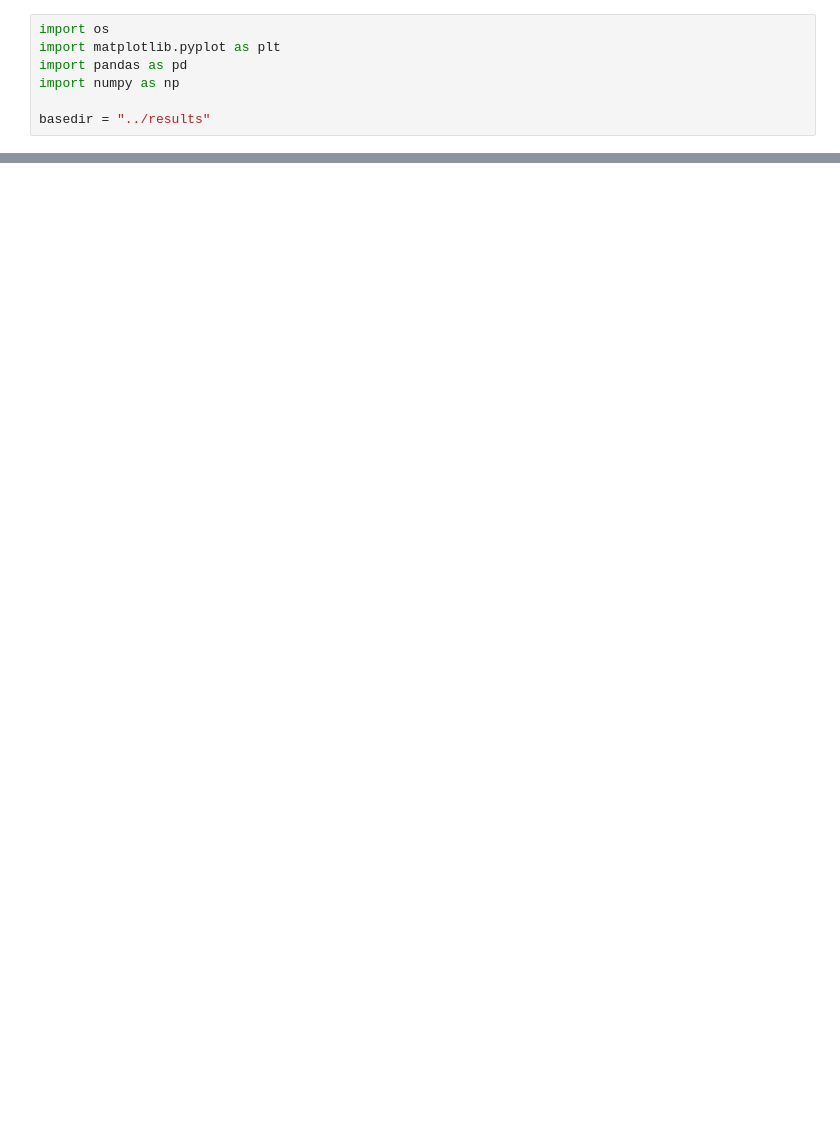
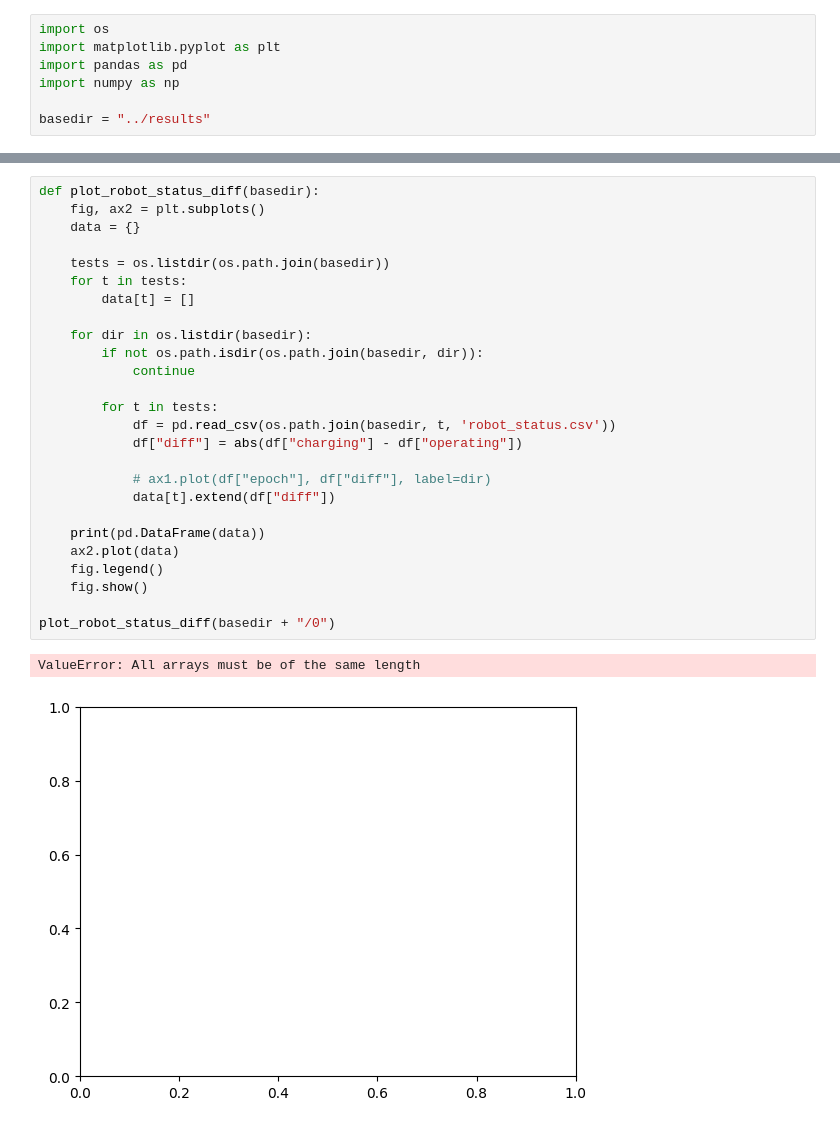
Before and after one commit to SteGala/Plebiscito-robot, a Jupyter notebook: plot/plot.ipynb, the cells around one changed output, grey strips where cells are left out. Saved outputs shown, nothing was run; the diff lists cells and outputs as text; blank space fills up the shorter version.

```diff
--- a/plot/plot.ipynb
+++ b/plot/plot.ipynb
@@ -36,0 +37,29 @@ plot_robot_average_operation_time(basedir)
+# %%
+def plot_robot_status_diff(basedir):
+    fig, ax2 = plt.subplots()
+    data = {}
+
+    tests = os.listdir(os.path.join(basedir))
+    for t in tests:
+        data[t] = []
+
+    for dir in os.listdir(basedir):
+        if not os.path.isdir(os.path.join(basedir, dir)):
+            continue
+
+        for t in tests:
+            df = pd.read_csv(os.path.join(basedir, t, 'robot_status.csv'))
+            df["diff"] = abs(df["charging"] - df["operating"])
+
+            # ax1.plot(df["epoch"], df["diff"], label=dir)
+            data[t].extend(df["diff"])
+
+    print(pd.DataFrame(data))
+    ax2.plot(data)
+    fig.legend()
+    fig.show()
+
+plot_robot_status_diff(basedir + "/0")
+# %% [output]
+ValueError: All arrays must be of the same length
+[figure, added]
```
Also changed, not shown: parts of 1 cell of this notebook, 4 other files.
